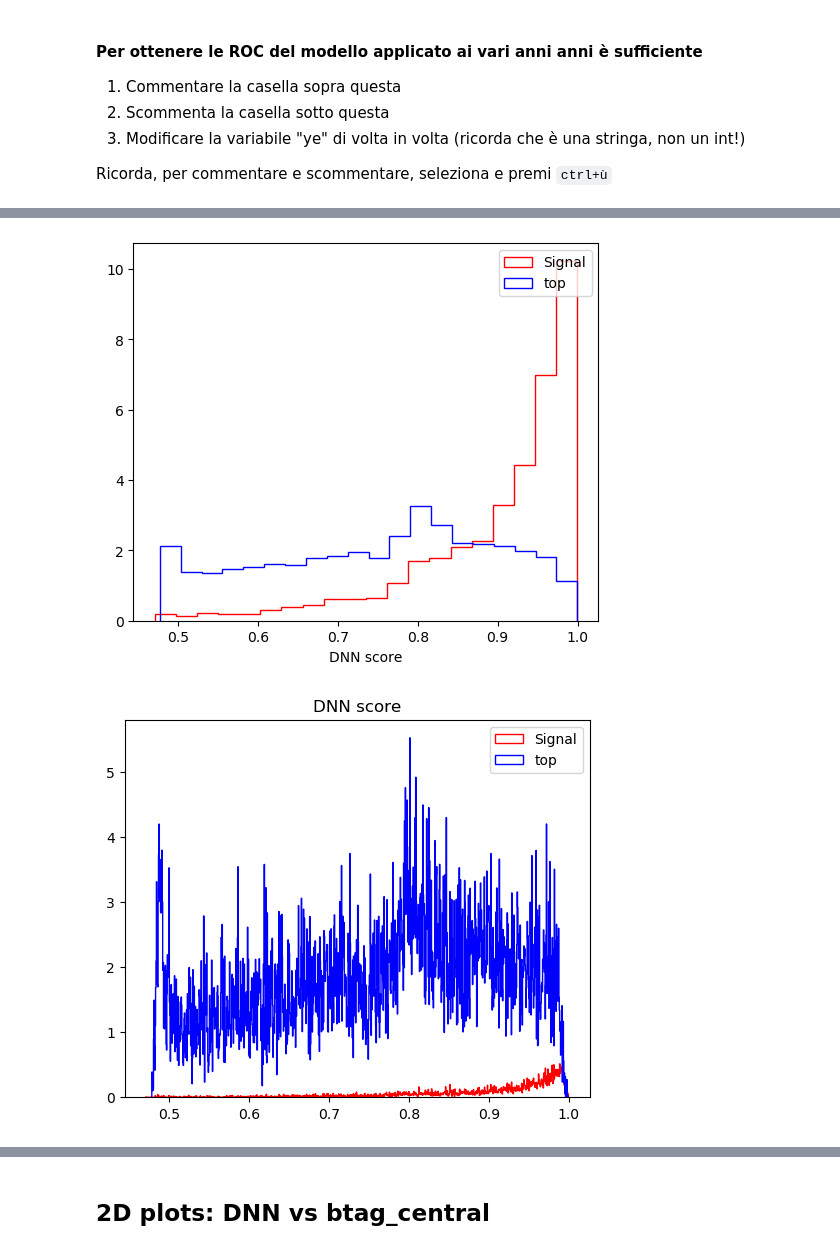
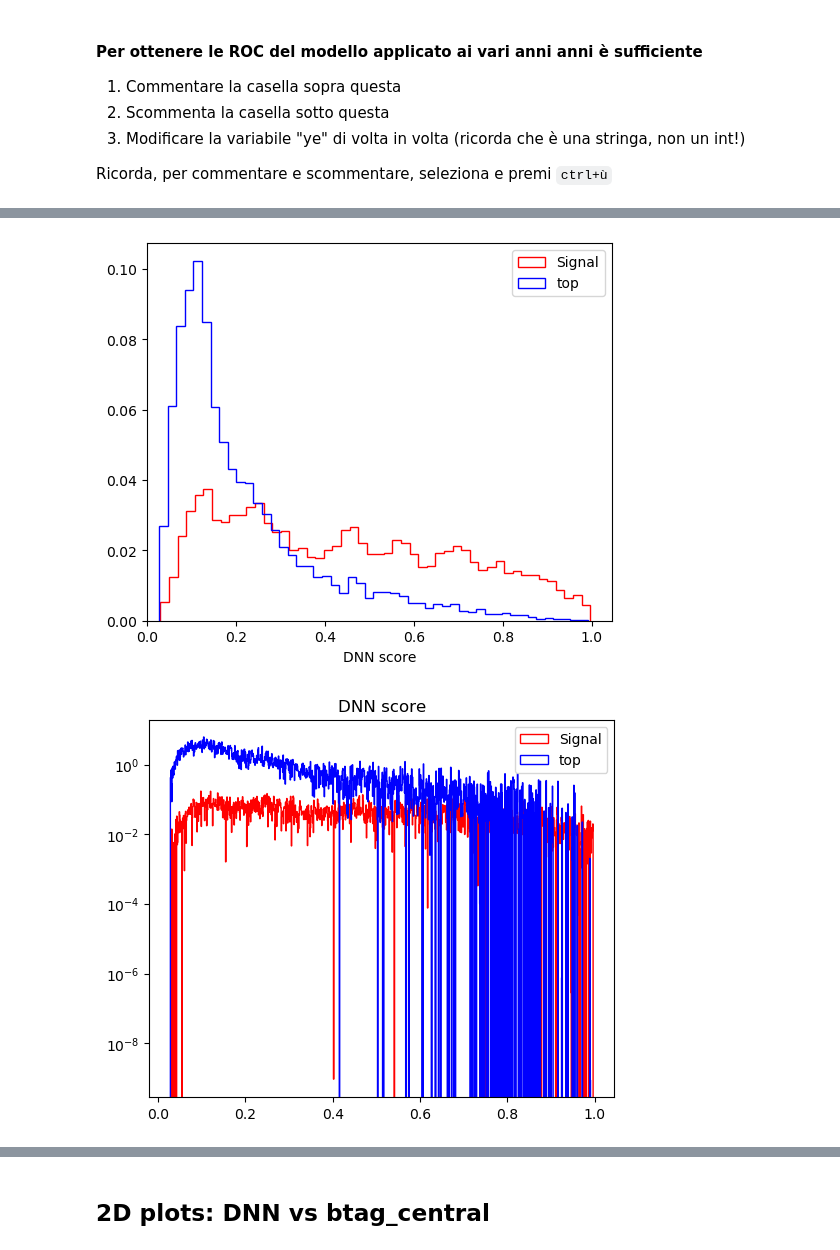
Before and after one commit to BiancaPinolini/ML_classification, a Jupyter notebook: ROC.ipynb, the cells around one changed output, grey strips where cells are left out. Drawn from its saved outputs; the diff is of its cells as text; code cells hidden in the pictures.

Commit message:
Test_8 update

```diff
--- a/ROC.ipynb
+++ b/ROC.ipynb
@@ -7,7 +7,7 @@ config = {
     "base_dir":        "/eos/home-b/bpinolin/ML_output/",
     "plot_config":     "VBSOS",
     "cut":             "sr",
-    "model_version":   "new_DNN/highZ/v15", #Aggiornare modello
-    "batch_size": 700,   #Inserire il batch_size corretto
+    "model_version":   "new_DNN/highZ/other_model/test_8/v4", #Aggiornare modello
+    "batch_size": 512,   #Inserire il batch_size corretto
     "test_size": 0.2,
 }
@@ -16,3 +14,5 @@ sample = "DNN_v7/top_WW_loose/highZ/test"
+# %%
+sample = "mjj_v7/top_WW/highZ/"
 # %%
 import os
 
@@ -28,10 +28,10 @@ model_config = yaml.safe_load(model_config_file)
 for key in ["samples_version", "cols"]:
     config[key] = model_config[key]
 # %%
-samples_dir = os.path.join(config_base_dir, config["cut"] , "samples/", sample)
-import pickle
-signal = pickle.load(open(os.path.join(samples_dir, "for_training/signal_balanced.pkl"),     "rb"))
-bkg    = pickle.load(open(os.path.join(samples_dir, "for_training/background_balanced.pkl"), "rb"))
+# samples_dir = os.path.join(config_base_dir, config["cut"] , "samples/", sample)
+# import pickle
+# signal = pickle.load(open(os.path.join(samples_dir, "for_training/signal_balanced.pkl"),     "rb"))
+# bkg    = pickle.load(open(os.path.join(samples_dir, "for_training/background_balanced.pkl"), "rb"))
 # %% [markdown]
 #### Per ottenere le ROC del modello applicato ai vari anni anni è sufficiente
 1. Commentare la casella sopra questa
@@ -40,11 +40,11 @@ bkg    = pickle.load(open(os.path.join(samples_dir, "for_training/background_bal
 
 Ricorda, per commentare e scommentare, seleziona e premi ``ctrl+ù``
 # %%
-# ye = "2016"
-# samples_dir = os.path.join(config_base_dir, config["cut"] , "samples/", sample)
-# import pickle
-# signal = pickle.load(open(os.path.join(samples_dir, "for_training_"+ye+"/signal_balanced.pkl"),     "rb"))
-# bkg    = pickle.load(open(os.path.join(samples_dir, "for_training_"+ye+"/background_balanced.pkl"), "rb"))
+ye = "2018"
+samples_dir = os.path.join(config_base_dir, config["cut"] , "samples/", sample)
+import pickle
+signal = pickle.load(open(os.path.join(samples_dir, "for_training_"+ye+"/signal_balanced.pkl"),     "rb"))
+bkg    = pickle.load(open(os.path.join(samples_dir, "for_training_"+ye+"/background_balanced.pkl"), "rb"))
 # %%
 bkg = bkg.dropna()
 signal = signal.dropna()
@@ -105,25 +122,31 @@ y_pred = np.array(y_pred).flatten()
 # %%
 fig = plt.figure(figsize=(6,5), dpi=100)
-_ = plt.hist(y_pred[Y==1], bins=20, lw = 1, histtype="step", label="Signal", color='red', density=True)
-_ = plt.hist(y_pred[Y==0], bins=20, lw = 1, histtype="step", label="top", color='blue', density=True)
+
+weights_sig = np.ones_like(y_pred[Y==1])/float(len(y_pred[Y==1]))
+weights_bkg = np.ones_like(y_pred[Y==0])/float(len(y_pred[Y==0]))
+
+_ = plt.hist(y_pred[Y==1], weights=weights_sig, bins=50, lw = 1, histtype="step", label="Signal", color='red')#, density=True)
+_ = plt.hist(y_pred[Y==0], weights=weights_bkg,bins=50, lw = 1, histtype="step", label="top", color='blue')#, density=True)
 plt.legend(loc="upper right", fontsize=10)
 plt.xlabel("DNN score", fontsize=10)
 plt.xticks(fontsize=10)
 plt.yticks(fontsize=10)
 plt.savefig(os.path.join(model_dir, "plots/DNN_score.pdf"))
 plt.savefig(os.path.join(model_dir, "plots/DNN_score.png"))
+plt.xlim(left=0)
 plt.show()
 # %% [output]
-[figure, old version]
+[figure, new version]
 # %%
 fig = plt.figure(figsize=(6,5), dpi=100)
 n_sig, b, _ = plt.hist(y_pred[Y==1], bins=1000, histtype="step", weights=Wnn[Y==1], label="Signal", color='red')
 n_bkg, b, _ = plt.hist(y_pred[Y==0], bins=1000, histtype="step", weights=Wnn[Y==0], label="top", color='blue')
 plt.legend()
 plt.title("DNN score")
+plt.yscale('log')
 plt.show()
 # %% [output]
-[figure, old version]
+[figure, new version]
 # %%
 effS = np.array([])
 effB = np.array([])
```
Also changed, not shown: parts of 12 cells of this notebook, 3 other files.
